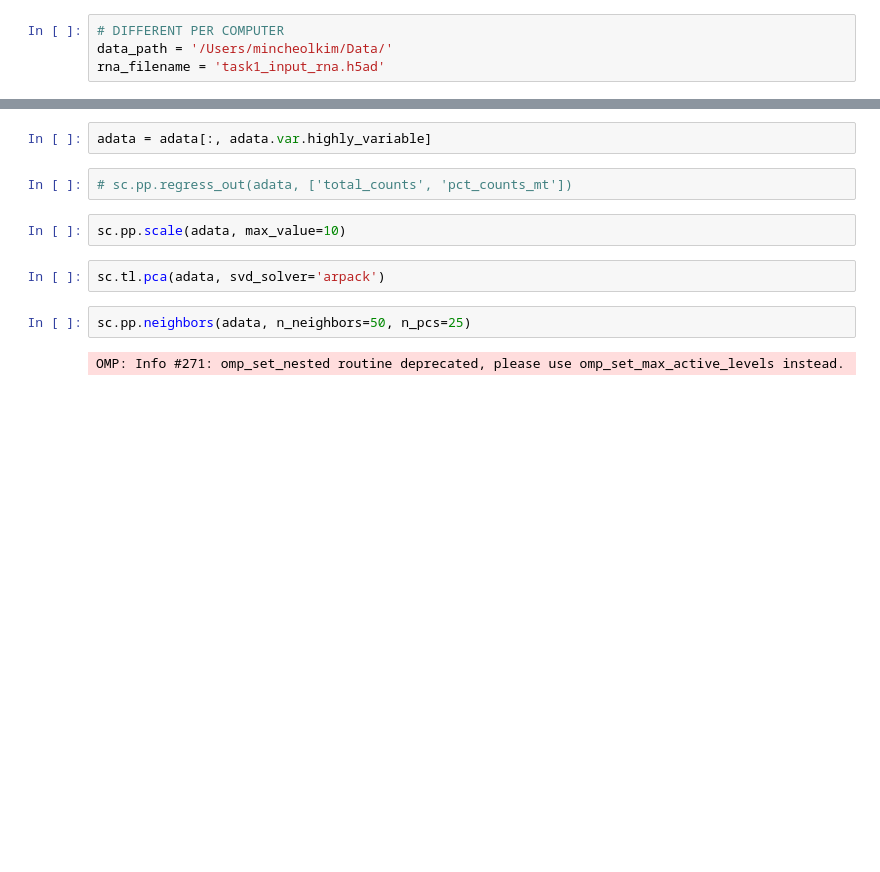
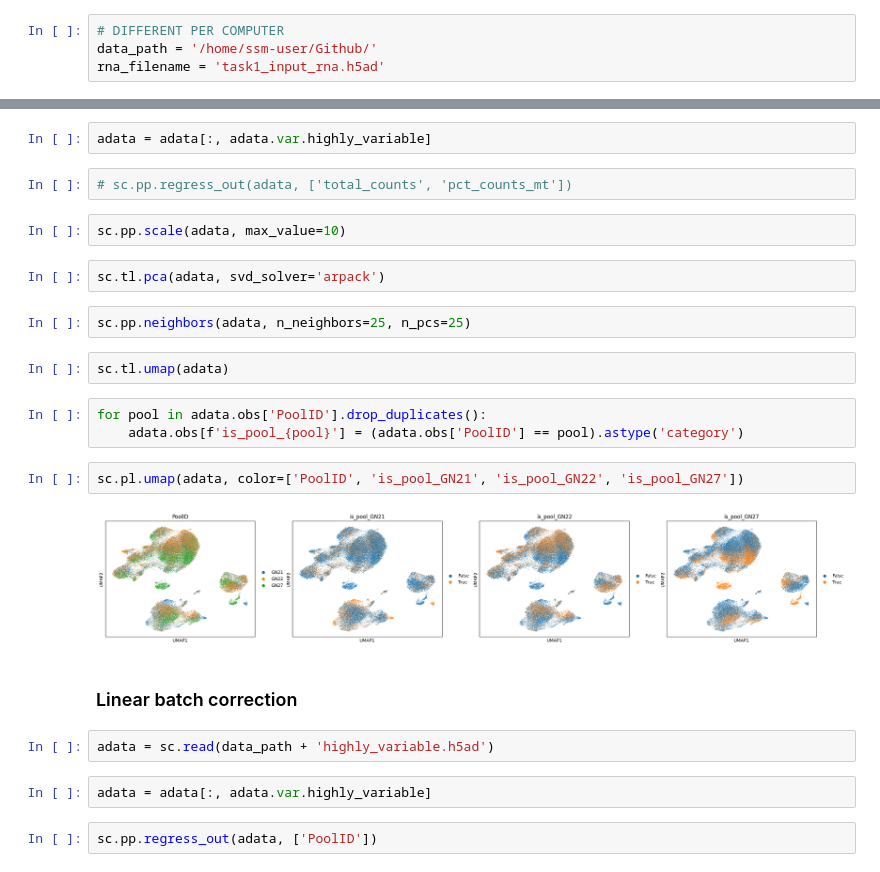
Before and after one commit to mincheoly/sicca_hackathon_2023, a Jupyter notebook: Task 1 - linear batch correction.ipynb, the cells around one changed output, grey strips where cells are left out. Cells and saved outputs as stored; diff of their text form; blank space fills up the shorter version.

Commit message:
regress out

```diff
--- a/Task 1 - linear batch correction.ipynb
+++ b/Task 1 - linear batch correction.ipynb
@@ -4,5 +4,5 @@
 import scanpy as sc
 # %%
 # DIFFERENT PER COMPUTER
-data_path = '/Users/mincheolkim/Data/'
+data_path = '/home/ssm-user/Github/'
 rna_filename = 'task1_input_rna.h5ad'
@@ -42,6 +35,21 @@ sc.pp.scale(adata, max_value=10)
 # %%
 sc.tl.pca(adata, svd_solver='arpack')
 # %%
-sc.pp.neighbors(adata, n_neighbors=50, n_pcs=25)
+sc.pp.neighbors(adata, n_neighbors=25, n_pcs=25)
-# %% [output]
-OMP: Info #271: omp_set_nested routine deprecated, please use omp_set_max_active_levels instead.
+# %%
+sc.tl.umap(adata)
+# %%
+for pool in adata.obs['PoolID'].drop_duplicates():
+    adata.obs[f'is_pool_{pool}'] = (adata.obs['PoolID'] == pool).astype('category')
+# %%
+sc.pl.umap(adata, color=['PoolID', 'is_pool_GN21', 'is_pool_GN22', 'is_pool_GN27'])
+# %% [output]
+[figure, added]
+# %% [markdown]
+### Linear batch correction
+# %%
+adata = sc.read(data_path + 'highly_variable.h5ad')
+# %%
+adata = adata[:, adata.var.highly_variable]
+# %%
+sc.pp.regress_out(adata, ['PoolID'])
```
Also changed, not shown: parts of 7 cells of this notebook.
